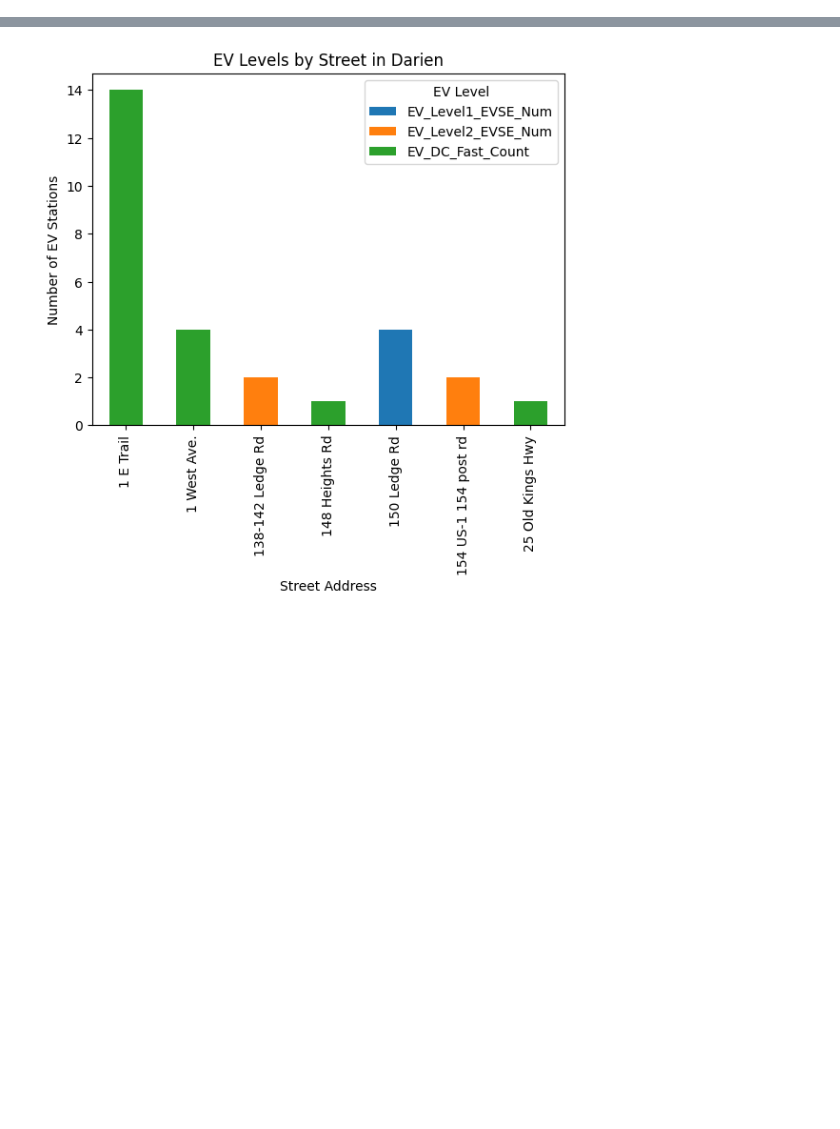
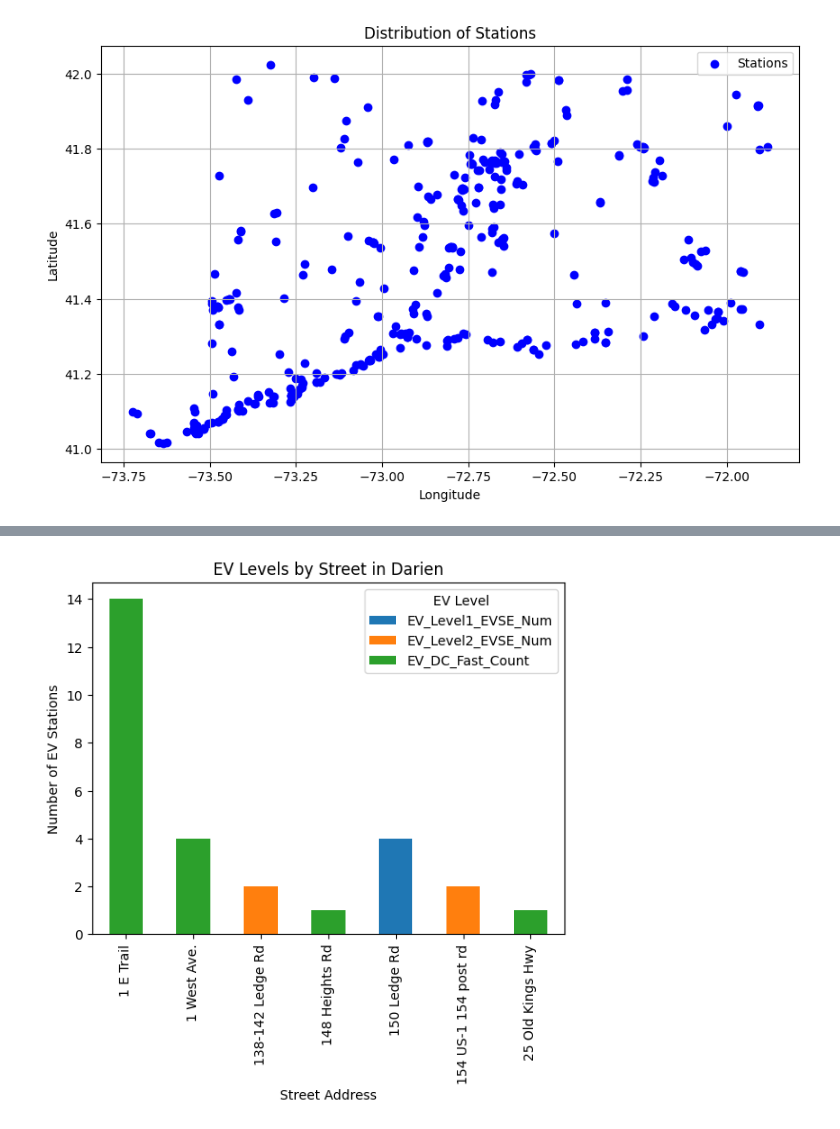
Before and after one commit to Hillal-cell/EV_Station, a Jupyter notebook: ev_charging.ipynb, the cells around one changed output, grey strips where cells are left out. Saved outputs shown, nothing was run; the diff lists cells and outputs as text; code cells hidden in the pictures; blank space fills up the shorter version.

```diff
--- a/ev_charging.ipynb
+++ b/ev_charging.ipynb
@@ -60,0 +49,10 @@ dtype: object
+# %%
+# Rename the columns
+def col_rename(df):
+  # Using list comprehension to create a new column list with replaced names
+  df.columns = [col.replace(' ', '_') for col in df.columns]
+  return df
+df = col_rename(df)
+
+print(df.columns)
+#df.head()
@@ -83,0 +86,12 @@ dtype: float64
+# %%
+#Replacing the NONE value with the 0
+df= df.replace('NONE','0')
+
+# changing datatype from object to integers
+try:
+  for col in ['EV_Level1_EVSE_Num', 'EV_Level2_EVSE_Num', 'EV_DC_Fast_Count']:
+    df[col] = pd.to_numeric(df[col], errors='coerce')  # Handle conversion errors
+except:
+  pass
+
+print(df.info())
@@ -83,0 +244,23 @@ dtype: float64
+# %%
+import pandas as pd
+import matplotlib.pyplot as plt
+from shapely import wkt
+
+# Convert the New_Georeferenced_Column to latitude and longitude
+df['geometry'] = df['New_Georeferenced_Column'].apply(wkt.loads)
+df['Latitude'] = df['geometry'].apply(lambda geom: geom.y)
+df['Longitude'] = df['geometry'].apply(lambda geom: geom.x)
+
+
+
+# Plot the data
+plt.figure(figsize=(10, 6))
+plt.scatter(df['Longitude'], df['Latitude'], c='blue', marker='o', label='Stations')
+plt.xlabel('Longitude')
+plt.ylabel('Latitude')
+plt.title('Distribution of Stations')
+plt.legend()
+plt.grid(True)
+plt.show()
+# %% [output]
+[figure, added]
```
Also changed, not shown: parts of 36 cells of this notebook.
